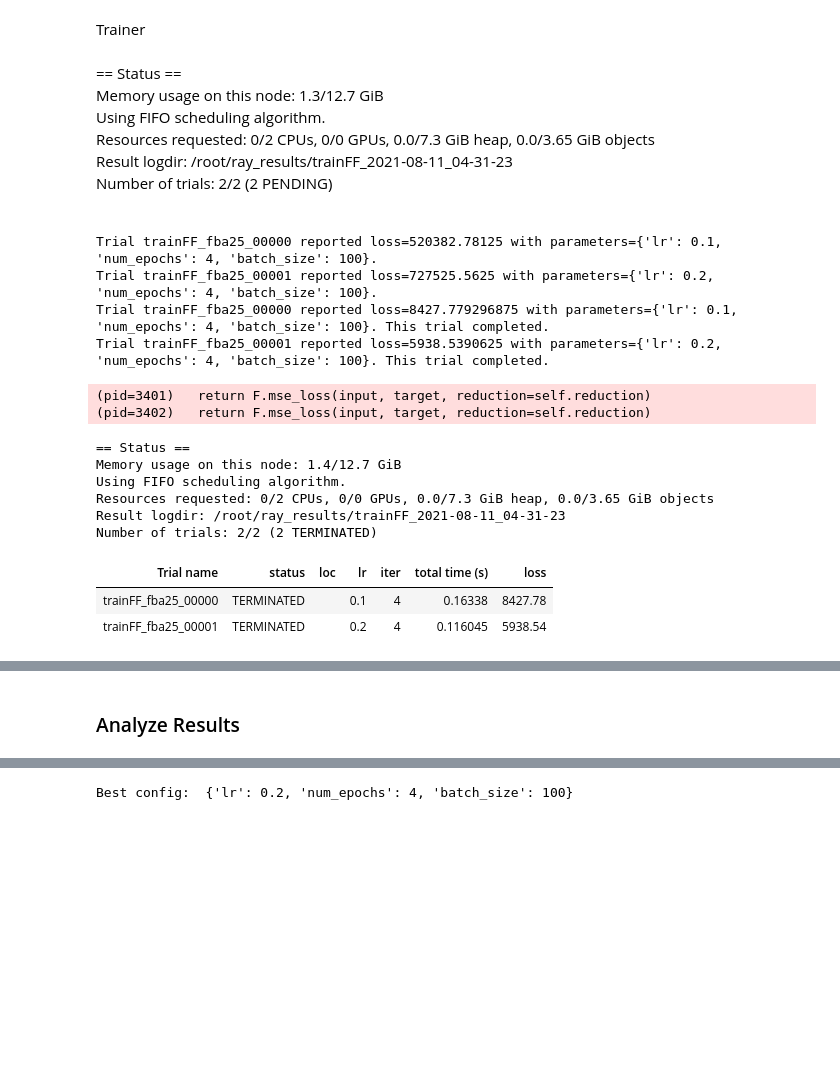
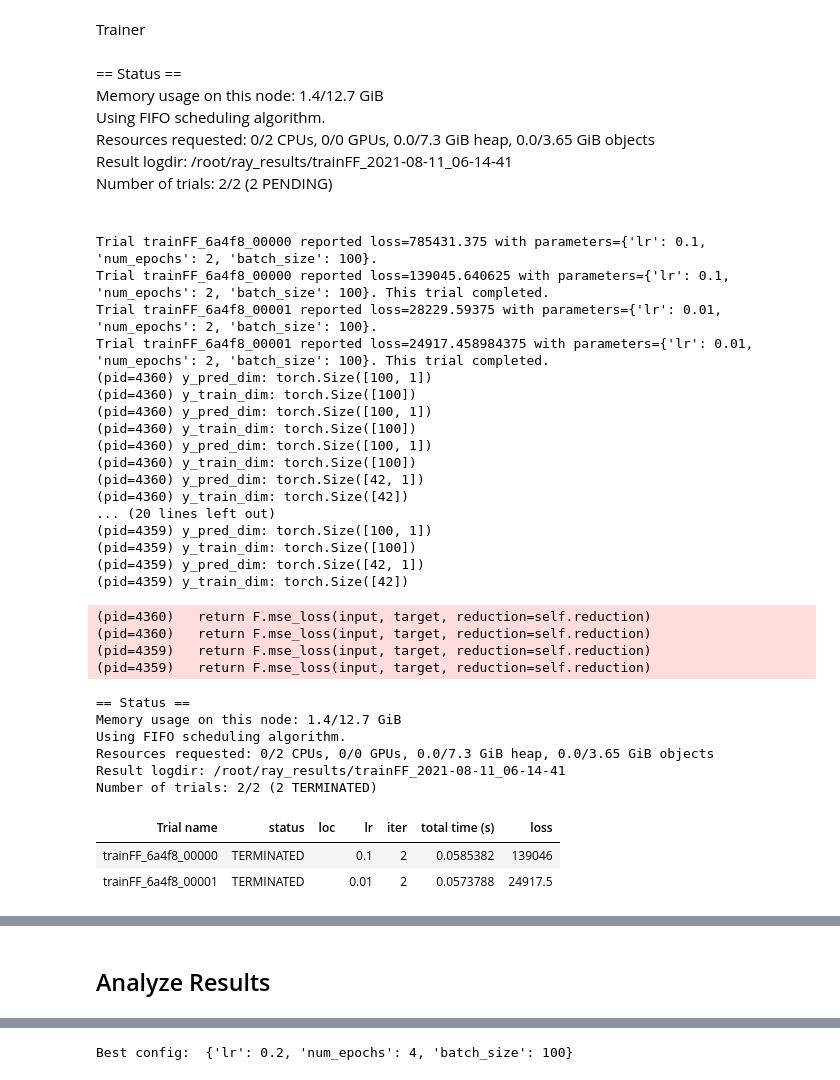
Before and after one commit to lcipolina/Ray_tutorials, a Jupyter notebook: 2_Ray_Tune_FeedFWD_Pytorch.ipynb, the cells around one changed output, grey strips where cells are left out. Saved outputs shown, nothing was run; the diff lists cells and outputs as text; code cells hidden in the pictures; blank space fills up the shorter version.

```diff
--- a/2_Ray_Tune_FeedFWD_Pytorch.ipynb
+++ b/2_Ray_Tune_FeedFWD_Pytorch.ipynb
@@ -58,8 +59,13 @@ shape of y is :  (442,)
 from torch.utils.data import Dataset, DataLoader
 class diabetesdataset(Dataset):
   def __init__(self,x,y):   # Inherited from the parent class nn.Module
-    self.x = torch.tensor(x,dtype=torch.float32) #transform to tensor
-    self.y = torch.tensor(y,dtype=torch.float32)
+    #self.x = torch.tensor(x,dtype=torch.float32) #transform to tensor
+    #self.y = torch.tensor(y,dtype=torch.float32)
+
+    self.x = torch.tensor(x).float() #transform to tensor  #LUCIA
+    self.y = torch.tensor(y).float()
+
+
     self.length = self.x.shape[0]
 
   def __getitem__(self,idx):
@@ -85,11 +97,11 @@ We use DataLoader class to shuffle data and separate it into batches that are fe
 # %%
 #dataloader
 
-batch_size=100 #batch size is a hyperparameter
+batch_size = 100 #batch size is a hyperparameter
 
 def load_data(train_ds, val_ds,batch_size):
     train_loader = DataLoader(train_ds, batch_size, shuffle=True)
-    val_loader = DataLoader(val_ds, batch_size*2)
+    val_loader   = DataLoader(val_ds, batch_size*2, shuffle=False)
     #test_loader = DataLoader(test_dataset, batch_size*2, num_workers=4, pin_memory=True) #we have no test data for now
 
     return train_loader, val_loader
@@ -145,11 +157,14 @@ def train(model, loss_fn, optimizer,device, data = None):
     for xb,yb in data:                  #Load a batch
         x_train, y_train = xb.to(device),  yb.to(device)    # GPU
 
-
         y_pred = model(x_train) #calls the 'forward' method    # Forward pass: compute the output class given the features
 
+        print('y_pred_dim:', y_pred.size() )
+        print('y_train_dim:', y_train.size() )
+
         #calculating loss
-        loss = criterion(y_pred,y_train.reshape(-1,1))         # Compute the loss: difference between the output class and the pre-given label
+        loss = loss_fn(y_pred,y_train)        # Compute the loss: difference between the output class and the pre-given label
+
 
         #backprop
         optimizer.zero_grad()                                  # Intialize the hidden weight to all zeros
@@ -214,7 +227,7 @@ def trainFF(config,data = None):
 
     # **** LR Decay (without momentum) *****
     optimizer = torch.optim.SGD(net.parameters(),lr=config["lr"])
-    scheduler = torch.optim.lr_scheduler.StepLR(optimizer, step_size=10000, gamma=0.9) #Multiplies the learning rate with gamma every step_size epochs.
+    scheduler = torch.optim.lr_scheduler.StepLR(optimizer, step_size=10000, gamma=0.9) #Multiplies the learning rate with gamma every step_size (i.e.epochs).
     #*****
 
 
@@ -227,17 +240,24 @@ def trainFF(config,data = None):
         #print('Epoch: {0} lr: {1}'.format(epoch, optimizer.param_groups[0]['lr'])) #track the epoch we are computing
 
         sum_batch_train_loss = train(net, criterion, optimizer, device, data = train_loader)
-        sum_batch_valid_loss = valid(net, criterion,device, data = val_loader)
+        sum_batch_valid_loss = valid(net, criterion, device, data = val_loader)
 
         #avg_train_loss       = sum_batch_train_loss/train_size
         avg_valid_loss       = sum_batch_valid_loss/val_size
-
 
         scheduler.step()   #Optimize LR Based on Epochs
 
         # Send the current training result back to Tune
         tune.report(loss = float(avg_valid_loss), done=(epoch==config["num_epochs"]))
 
+        if epoch == config_dic["num_epochs"]:
+            with tune.checkpoint_dir(epoch) as directory:
+                    torch.save(net, os.path.join(directory, "model.pth"))
+                    print(directory)
+
+            tune.report(vg_valid_loss = float(avg_valid_loss), done=True)
+
+
     tune.report(done=True)
 
 
@@ -259,43 +279,62 @@ Trainer
 # %%
 import os
 os.environ["RAY_PICKLE_VERBOSE_DEBUG"] = "1"
 
 
 config_dic= {
-    "lr": tune.grid_search([ 0.1, 0.2]),
-    "num_epochs": 4,
+    "lr": tune.grid_search([ 0.1, 0.01]),
+    "num_epochs": 2,
     "batch_size": batch_size
 }
+
+#For the LR we can also use:
+# config={"lr": tune.uniform(lower, upper)} # between 1e-5 and 1e-1
+#config={"lr": tune.uniform(lower, upper)}, metric="loss", mode="min", search_alg=BayesOptSearch()
 
 
 data = load_data(train_ds, val_ds,config['batch_size'])
 
 
 analysis = tune.run(
             tune.with_parameters(trainFF, data = data),
             config = config_dic,
             verbose = 2,
             progress_reporter=JupyterNotebookReporter(overwrite=False)
             )
 # %% [output]
 == Status ==
-Memory usage on this node: 1.3/12.7 GiB
+Memory usage on this node: 1.4/12.7 GiB
 Using FIFO scheduling algorithm.
 Resources requested: 0/2 CPUs, 0/0 GPUs, 0.0/7.3 GiB heap, 0.0/3.65 GiB objects
-Result logdir: /root/ray_results/trainFF_2021-08-11_04-31-23
+Result logdir: /root/ray_results/trainFF_2021-08-11_06-14-41
 Number of trials: 2/2 (2 PENDING)
-Trial trainFF_fba25_00000 reported loss=520382.78125 with parameters={'lr': 0.1, 'num_epochs': 4, 'batch_size': 100}.
-Trial trainFF_fba25_00001 reported loss=727525.5625 with parameters={'lr': 0.2, 'num_epochs': 4, 'batch_size': 100}.
-Trial trainFF_fba25_00000 reported loss=8427.779296875 with parameters={'lr': 0.1, 'num_epochs': 4, 'batch_size': 100}. This trial completed.
-Trial trainFF_fba25_00001 reported loss=5938.5390625 with parameters={'lr': 0.2, 'num_epochs': 4, 'batch_size': 100}. This trial completed.
+Trial trainFF_6a4f8_00000 reported loss=785431.375 with parameters={'lr': 0.1, 'num_epochs': 2, 'batch_size': 100}.
+Trial trainFF_6a4f8_00000 reported loss=139045.640625 with parameters={'lr': 0.1, 'num_epochs': 2, 'batch_size': 100}. This trial completed.
+Trial trainFF_6a4f8_00001 reported loss=28229.59375 with parameters={'lr': 0.01, 'num_epochs': 2, 'batch_size': 100}.
+Trial trainFF_6a4f8_00001 reported loss=24917.458984375 with parameters={'lr': 0.01, 'num_epochs': 2, 'batch_size': 100}. This trial completed.
+(pid=4360) y_pred_dim: torch.Size([100, 1])
+(pid=4360) y_train_dim: torch.Size([100])
+(pid=4360) y_pred_dim: torch.Size([100, 1])
+(pid=4360) y_train_dim: torch.Size([100])
+(pid=4360) y_pred_dim: torch.Size([100, 1])
+(pid=4360) y_train_dim: torch.Size([100])
+(pid=4360) y_pred_dim: torch.Size([42, 1])
+(pid=4360) y_train_dim: torch.Size([42])
+... (20 lines left out)
+(pid=4359) y_pred_dim: torch.Size([100, 1])
+(pid=4359) y_train_dim: torch.Size([100])
+(pid=4359) y_pred_dim: torch.Size([42, 1])
+(pid=4359) y_train_dim: torch.Size([42])
-(pid=3401)   return F.mse_loss(input, target, reduction=self.reduction)
-(pid=3402)   return F.mse_loss(input, target, reduction=self.reduction)
+(pid=4360)   return F.mse_loss(input, target, reduction=self.reduction)
+(pid=4360)   return F.mse_loss(input, target, reduction=self.reduction)
+(pid=4359)   return F.mse_loss(input, target, reduction=self.reduction)
+(pid=4359)   return F.mse_loss(input, target, reduction=self.reduction)
 == Status ==
 Memory usage on this node: 1.4/12.7 GiB
 Using FIFO scheduling algorithm.
 Resources requested: 0/2 CPUs, 0/0 GPUs, 0.0/7.3 GiB heap, 0.0/3.65 GiB objects
-Result logdir: /root/ray_results/trainFF_2021-08-11_04-31-23
+Result logdir: /root/ray_results/trainFF_2021-08-11_06-14-41
 Number of trials: 2/2 (2 TERMINATED)
 | Trial name | status | loc | lr | iter | total time (s) | loss |
-| trainFF_fba25_00000 | TERMINATED |  | 0.1 | 4 | 0.16338 | 8427.78 |
-| trainFF_fba25_00001 | TERMINATED |  | 0.2 | 4 | 0.116045 | 5938.54 |
+| trainFF_6a4f8_00000 | TERMINATED |  | 0.1 | 2 | 0.0585382 | 139046 |
+| trainFF_6a4f8_00001 | TERMINATED |  | 0.01 | 2 | 0.0573788 | 24917.5 |
@@ -303,2 +342,2 @@ Number of trials: 2/2 (2 TERMINATED)
 # %% [markdown]
-### Analyze Results
+## Analyze Results
```
Also changed, not shown: parts of 14 cells of this notebook.
